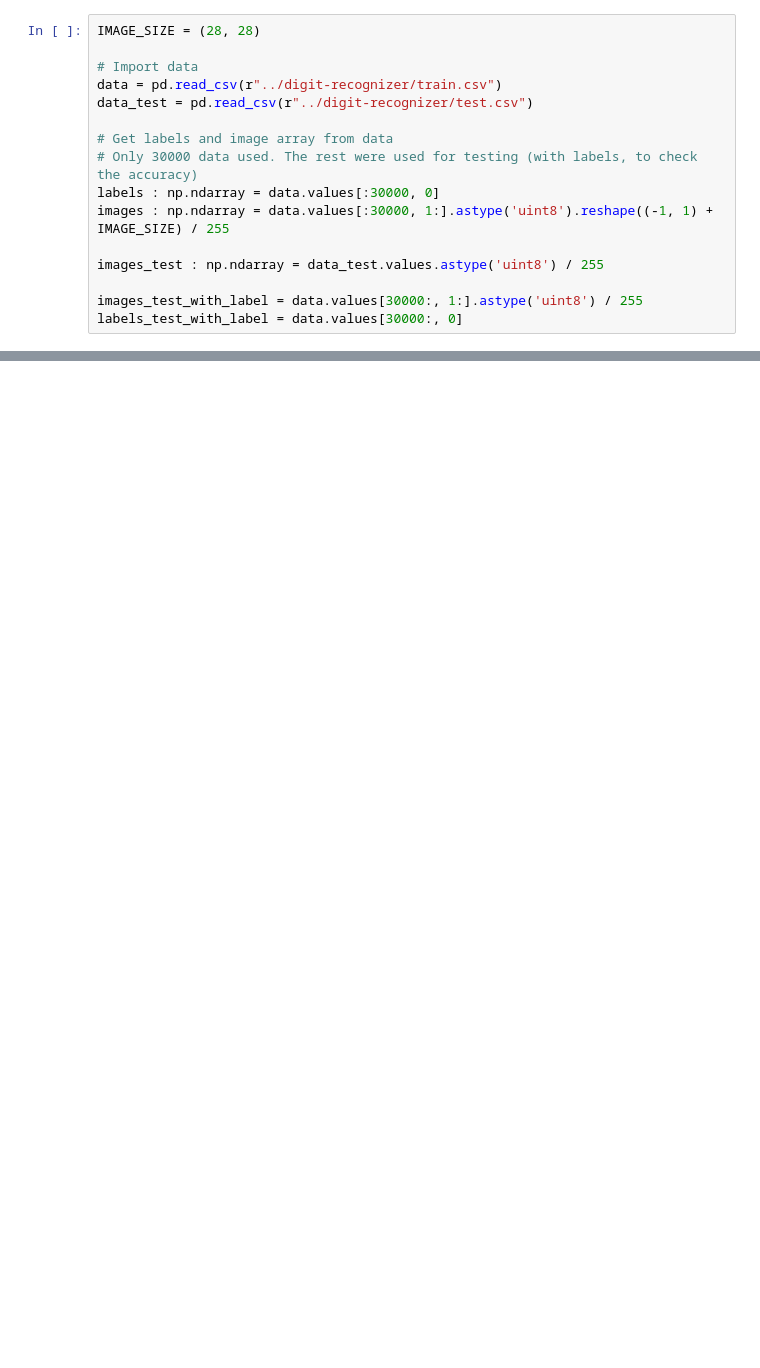
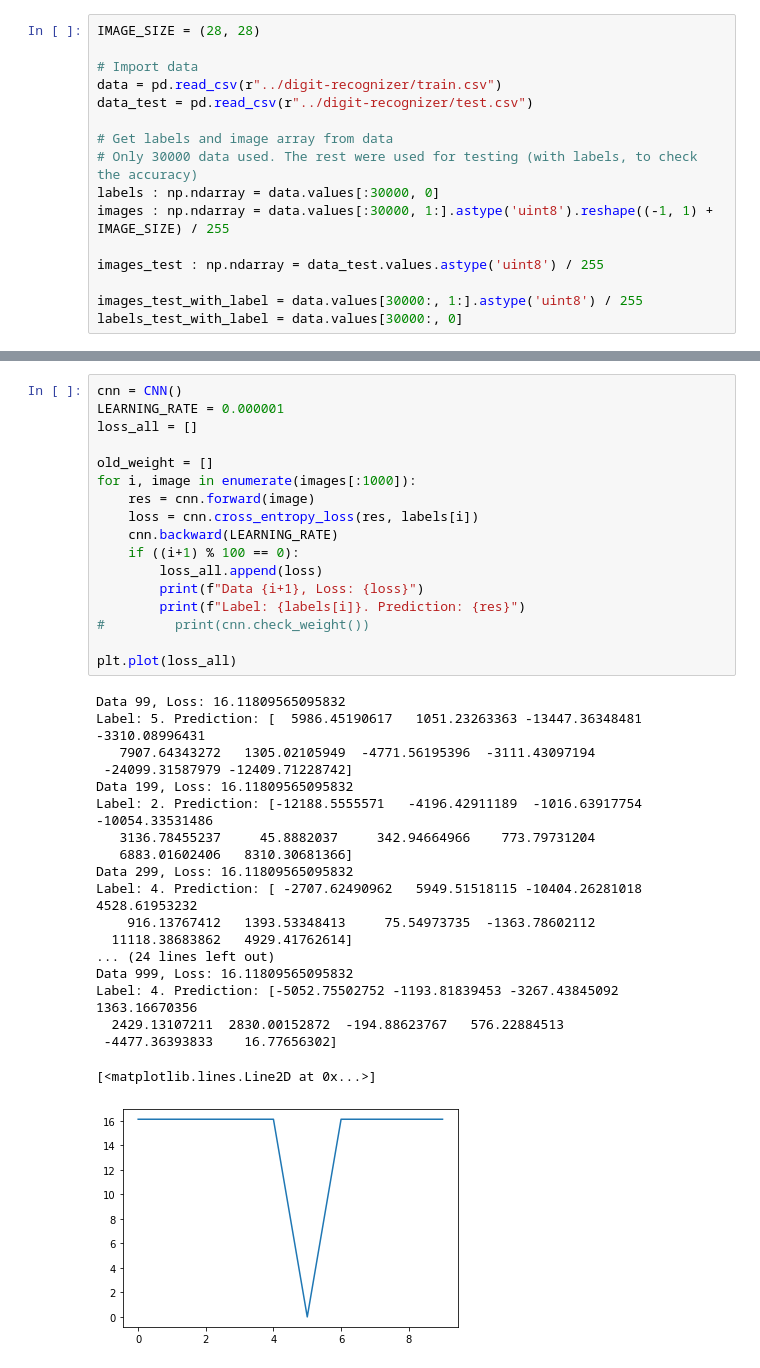
Before and after one commit to liemroym/study_with_python_roy, a Jupyter notebook: cnn_mnist/scratch_cnn.ipynb, the cells around one changed output, grey strips where cells are left out. Saved outputs shown, nothing was run; the diff lists cells and outputs as text; blank space fills up the shorter version.

```diff
--- a/cnn_mnist/scratch_cnn.ipynb
+++ b/cnn_mnist/scratch_cnn.ipynb
@@ -306,0 +330,37 @@ conv1 = (5, 26, 26)
+# %%
+cnn = CNN()
+LEARNING_RATE = 0.000001
+loss_all = []
+
+old_weight = []
+for i, image in enumerate(images[:1000]):
+    res = cnn.forward(image)
+    loss = cnn.cross_entropy_loss(res, labels[i])
+    cnn.backward(LEARNING_RATE)
+    if ((i+1) % 100 == 0):
+        loss_all.append(loss)
+        print(f"Data {i+1}, Loss: {loss}")
+        print(f"Label: {labels[i]}. Prediction: {res}")
+#         print(cnn.check_weight())
+
+plt.plot(loss_all)
+# %% [output]
+Data 99, Loss: 16.11809565095832
+Label: 5. Prediction: [  5986.45190617   1051.23263363 -13447.36348481  -3310.08996431
+   7907.64343272   1305.02105949  -4771.56195396  -3111.43097194
+ -24099.31587979 -12409.71228742]
+Data 199, Loss: 16.11809565095832
+Label: 2. Prediction: [-12188.5555571   -4196.42911189  -1016.63917754 -10054.33531486
+   3136.78455237     45.8882037     342.94664966    773.79731204
+   6883.01602406   8310.30681366]
+Data 299, Loss: 16.11809565095832
+Label: 4. Prediction: [ -2707.62490962   5949.51518115 -10404.26281018   4528.61953232
+    916.13767412   1393.53348413     75.54973735  -1363.78602112
+  11118.38683862   4929.41762614]
+... (24 lines left out)
+Data 999, Loss: 16.11809565095832
+Label: 4. Prediction: [-5052.75502752 -1193.81839453 -3267.43845092  1363.16670356
+  2429.13107211  2830.00152872  -194.88623767   576.22884513
+ -4477.36393833    16.77656302]
+[<matplotlib.lines.Line2D at 0x...>]
+[figure, added]
```
Also changed, not shown: parts of 14 cells of this notebook, 1 other file.
